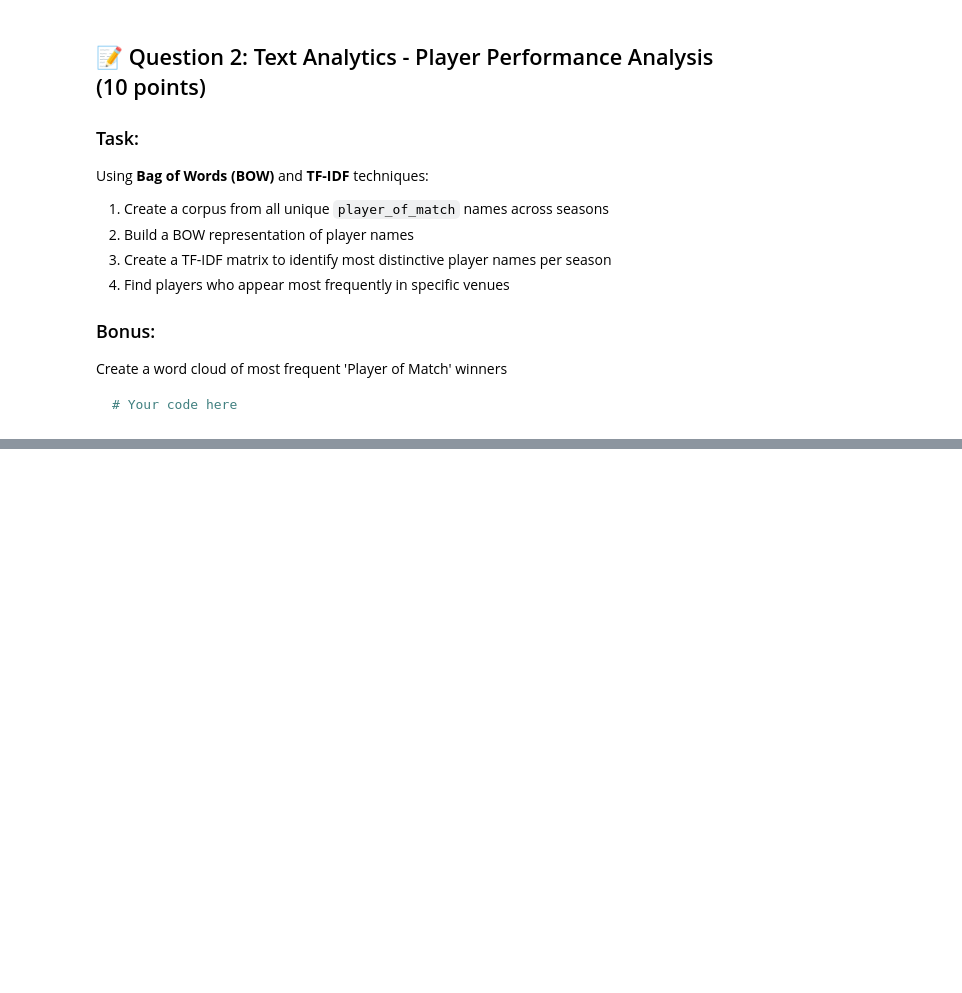
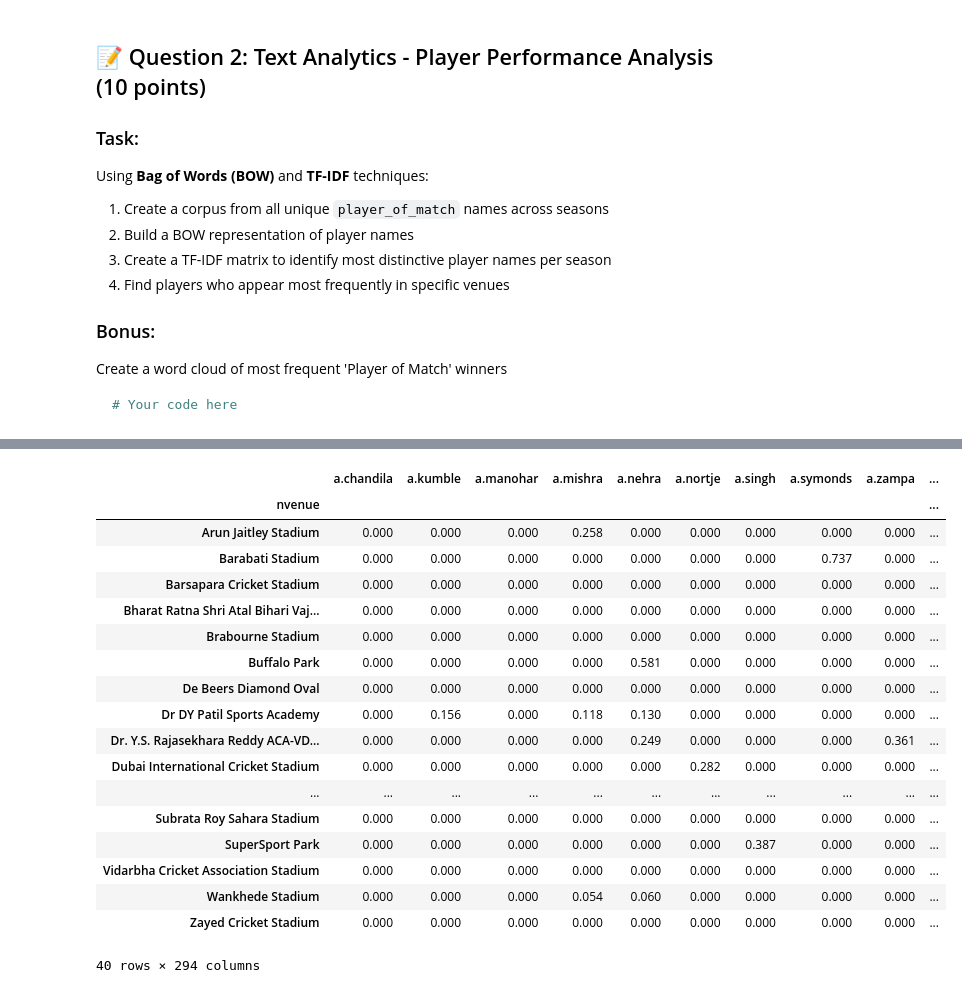
Before and after one commit to sanketmishra009/aiml, a Jupyter notebook: projects/iplAnalysis/analysis.ipynb, the cells around one changed output, grey strips where cells are left out. Saved outputs shown, nothing was run; the diff lists cells and outputs as text; code cells hidden in the pictures; blank space fills up the shorter version.

```diff
--- a/projects/iplAnalysis/analysis.ipynb
+++ b/projects/iplAnalysis/analysis.ipynb
@@ -402,0 +517,33 @@ Create a word cloud of most frequent 'Player of Match' winners
+# %%
+#players who appear more frequently in venues relatively compared with other venues:
+vdf = df.groupby('nvenue').agg({'mom': lambda x : list(x)}).reset_index().rename(columns = {'mom': 'moms'})
+
+# convert each venue to a separate document
+vdoc = []
+for season in vdf['moms']:
+    vdoc.append(" ".join(season))
+tvector = TfidfVectorizer(token_pattern= r'(?u)\b[\w\.]+\b')
+tmat = tvector.fit_transform(vdoc)
+tdf = pd.DataFrame(tmat.toarray() , columns = tvector.get_feature_names_out()).round(3)
+tdf.index = vdf.nvenue
+tdf
+# %% [output]
+|  | a.chandila | a.kumble | a.manohar | a.mishra | a.nehra | a.nortje | a.singh | a.symonds | a.zampa | ... |
+| nvenue |  |  |  |  |  |  |  |  |  | ... |
+| Arun Jaitley Stadium | 0.000 | 0.000 | 0.000 | 0.258 | 0.000 | 0.000 | 0.000 | 0.000 | 0.000 | ... |
+| Barabati Stadium | 0.000 | 0.000 | 0.000 | 0.000 | 0.000 | 0.000 | 0.000 | 0.737 | 0.000 | ... |
+| Barsapara Cricket Stadium | 0.000 | 0.000 | 0.000 | 0.000 | 0.000 | 0.000 | 0.000 | 0.000 | 0.000 | ... |
+| Bharat Ratna Shri Atal Bihari Vaj... | 0.000 | 0.000 | 0.000 | 0.000 | 0.000 | 0.000 | 0.000 | 0.000 | 0.000 | ... |
+| Brabourne Stadium | 0.000 | 0.000 | 0.000 | 0.000 | 0.000 | 0.000 | 0.000 | 0.000 | 0.000 | ... |
+| Buffalo Park | 0.000 | 0.000 | 0.000 | 0.000 | 0.581 | 0.000 | 0.000 | 0.000 | 0.000 | ... |
+| De Beers Diamond Oval | 0.000 | 0.000 | 0.000 | 0.000 | 0.000 | 0.000 | 0.000 | 0.000 | 0.000 | ... |
+| Dr DY Patil Sports Academy | 0.000 | 0.156 | 0.000 | 0.118 | 0.130 | 0.000 | 0.000 | 0.000 | 0.000 | ... |
+| Dr. Y.S. Rajasekhara Reddy ACA-VD... | 0.000 | 0.000 | 0.000 | 0.000 | 0.249 | 0.000 | 0.000 | 0.000 | 0.361 | ... |
+| Dubai International Cricket Stadium | 0.000 | 0.000 | 0.000 | 0.000 | 0.000 | 0.282 | 0.000 | 0.000 | 0.000 | ... |
+| ... | ... | ... | ... | ... | ... | ... | ... | ... | ... | ... |
+| Subrata Roy Sahara Stadium | 0.000 | 0.000 | 0.000 | 0.000 | 0.000 | 0.000 | 0.000 | 0.000 | 0.000 | ... |
+| SuperSport Park | 0.000 | 0.000 | 0.000 | 0.000 | 0.000 | 0.000 | 0.387 | 0.000 | 0.000 | ... |
+| Vidarbha Cricket Association Stadium | 0.000 | 0.000 | 0.000 | 0.000 | 0.000 | 0.000 | 0.000 | 0.000 | 0.000 | ... |
+| Wankhede Stadium | 0.000 | 0.000 | 0.000 | 0.054 | 0.060 | 0.000 | 0.000 | 0.000 | 0.000 | ... |
+| Zayed Cricket Stadium | 0.000 | 0.000 | 0.000 | 0.000 | 0.000 | 0.000 | 0.000 | 0.000 | 0.000 | ... |
+40 rows × 294 columns
```
Also changed, not shown: parts of 9 cells of this notebook, 14 other files.
